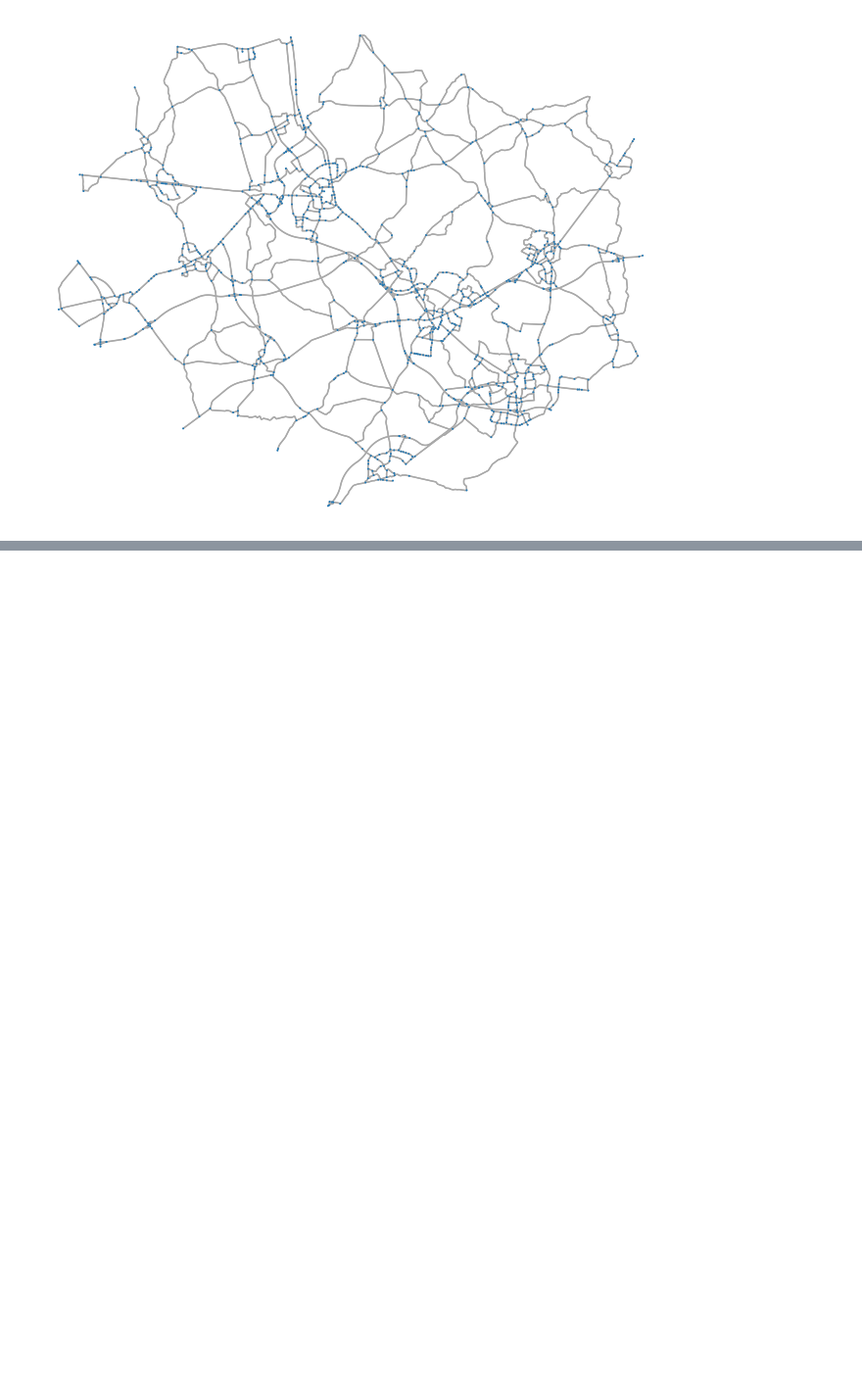
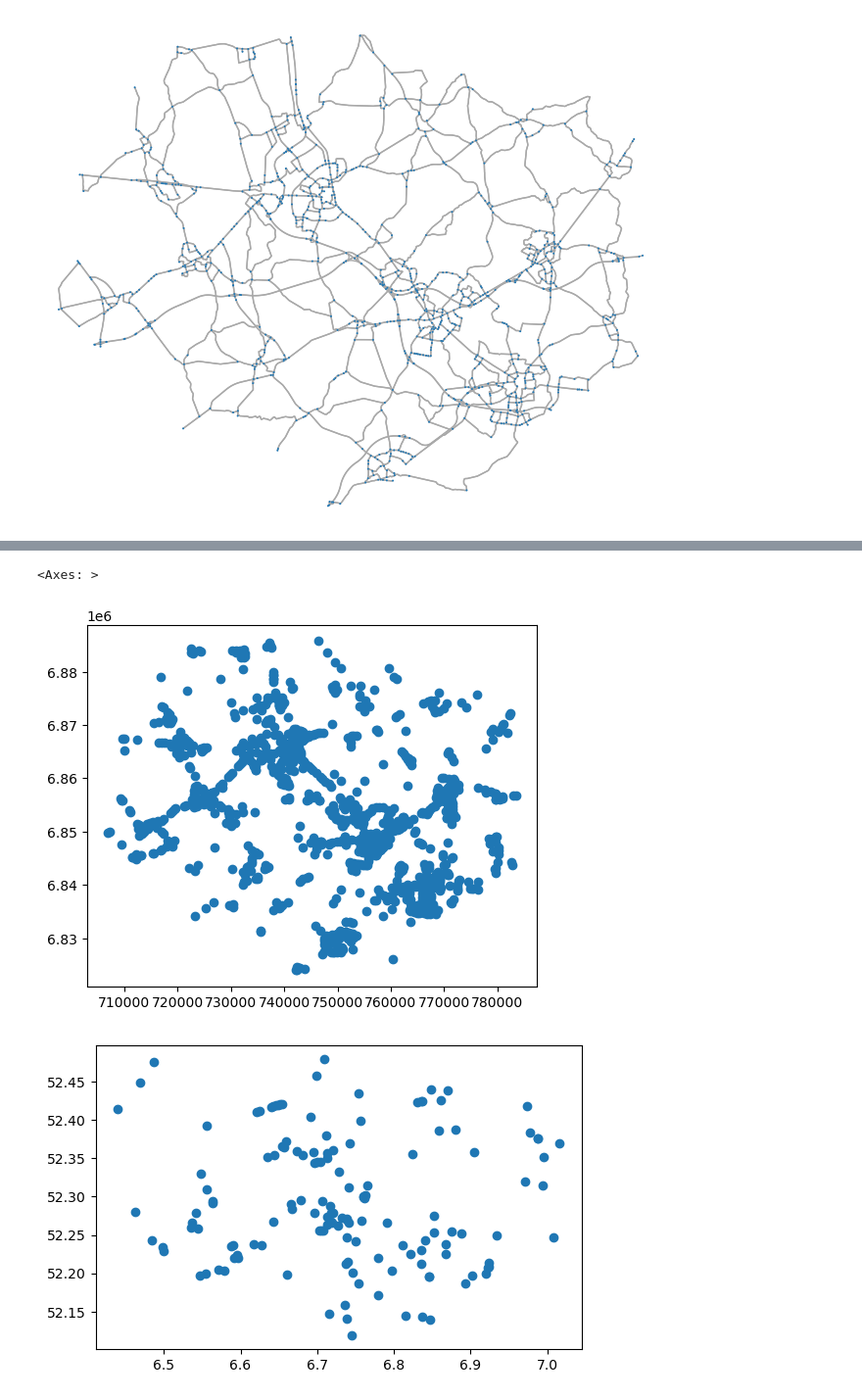
Before and after one commit to springonions-87/bioze_digital_mapping_tool, a Jupyter notebook: clustering/road_network_osm.ipynb, the cells around one changed output, grey strips where cells are left out. Shown at 98% size. Saved outputs shown, nothing was run; the diff lists cells and outputs as text; code cells hidden in the pictures; blank space fills up the shorter version.

```diff
--- a/clustering/road_network_osm.ipynb
+++ b/clustering/road_network_osm.ipynb
@@ -89,0 +120,3 @@ e[["geometry","highway"]].to_file("./osm_network/G_e.shp")
+# %%
+farm_gdf = gpd.GeoDataFrame(farm, geometry='geometry')
+farm_gdf.head()
@@ -89,0 +130,2 @@ e[["geometry","highway"]].to_file("./osm_network/G_e.shp")
+# %%
+farm_gdf.crs = n.crs
@@ -89,0 +148,12 @@ e[["geometry","highway"]].to_file("./osm_network/G_e.shp")
+# %%
+def find_nearest_node(farm_point, node_gdf, point_column='geometry'):
+
+    # Create an union of the node GeoDataFrame's geometries
+    nodes = node_gdf['geometry'].unary_union
+
+    nearest_geom = nearest_points(farm_point[point_column], nodes)[1]
+
+    nearest_node = node_gdf[node_gdf['geometry'] == nearest_geom].index.values[0]
+    return nearest_node
+# %%
+farm_gdf['nearest_n'] = farm_gdf.apply(find_nearest_node, node_gdf=n, point_column='geometry', axis=1)
@@ -89,0 +193,7 @@ e[["geometry","highway"]].to_file("./osm_network/G_e.shp")
+# %%
+n.plot()
+farm_gdf.plot()
+# %% [output]
+<Axes: >
+[figure, added]
+[figure, added]
```
Also changed, not shown: parts of 10 cells of this notebook, 6 other files.
